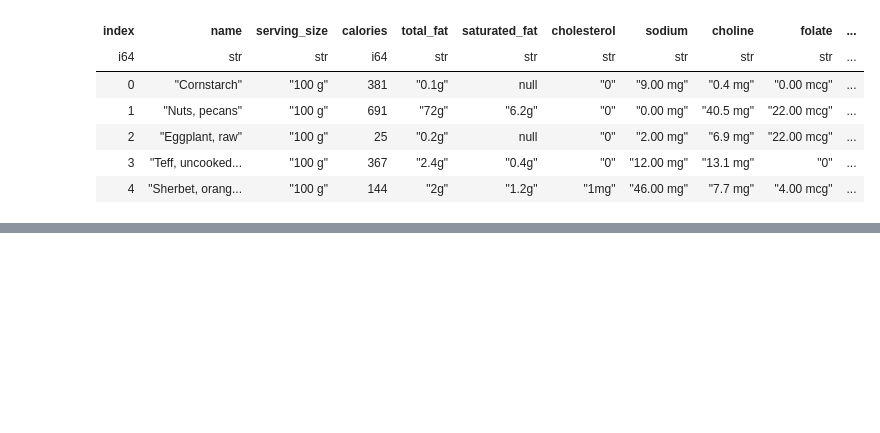
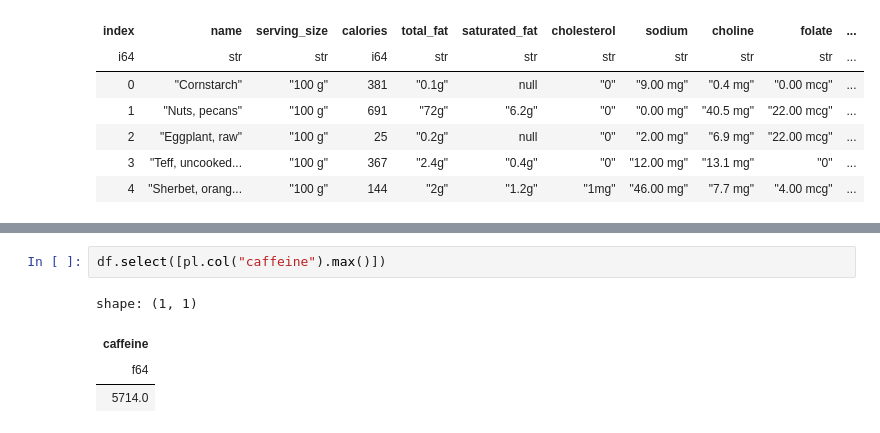
Before and after one commit to Ptrskay3/Recipe, a Jupyter notebook: datasets/process.ipynb, the cells around one changed output, grey strips where cells are left out. Saved outputs shown, nothing was run; the diff lists cells and outputs as text; blank space fills up the shorter version.

```diff
--- a/datasets/process.ipynb
+++ b/datasets/process.ipynb
@@ -46,0 +110,7 @@ with engine.connect() as conn, open('./ingredient_initials.sql', 'w+') as f:
+# %%
+df.select([pl.col("caffeine").max()])
+# %% [output]
+shape: (1, 1)
+| caffeine |
+| f64 |
+| 5714.0 |
```
Also changed, not shown: parts of 6 cells of this notebook, 3 other files.
